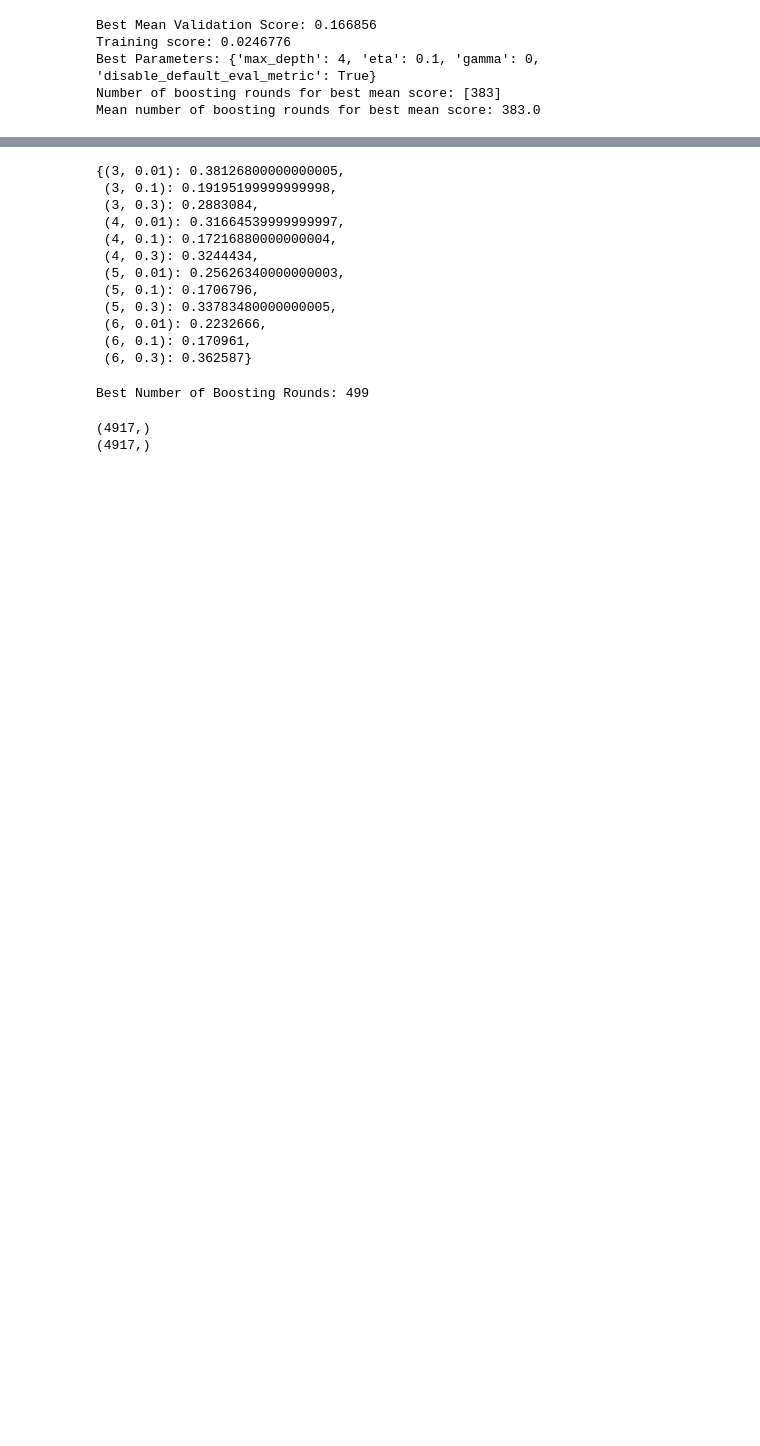
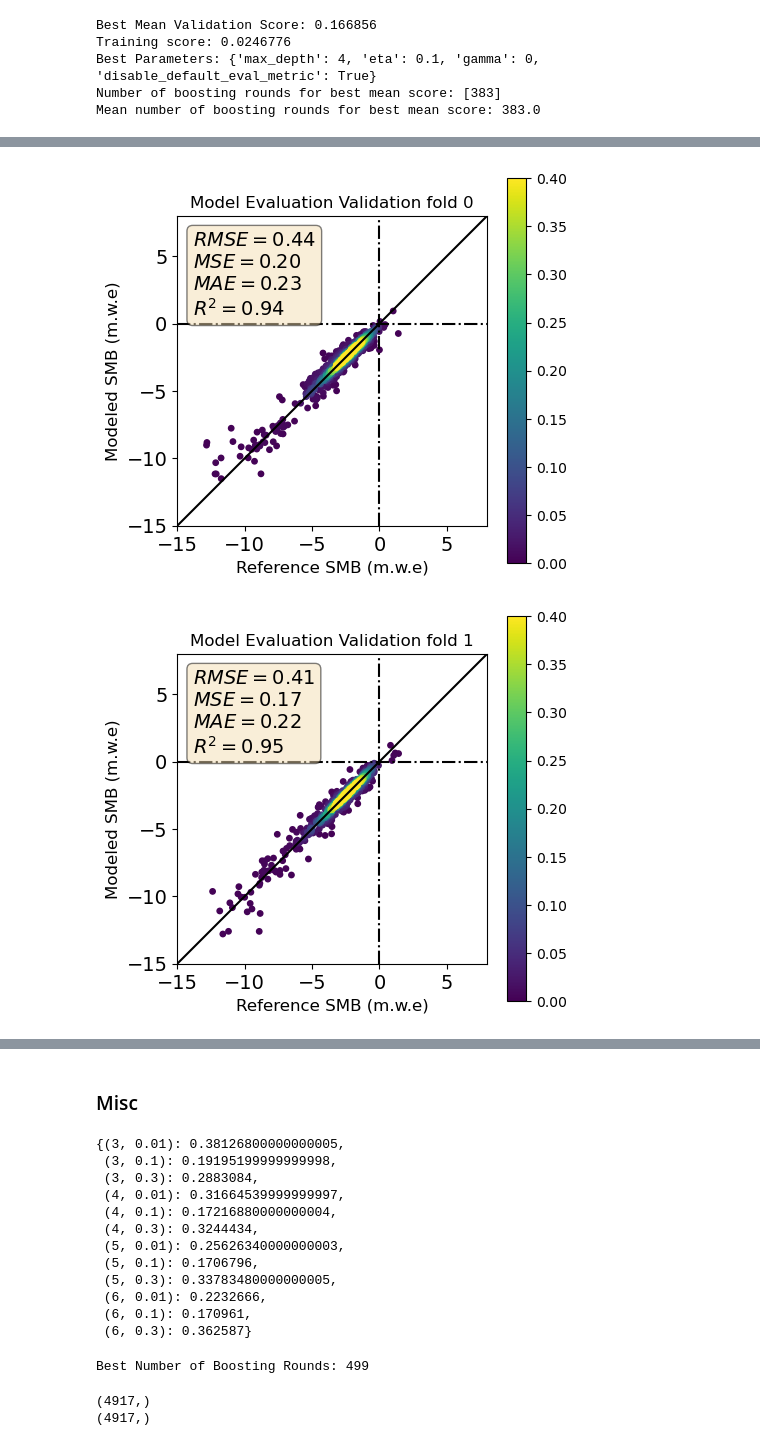
Before and after one commit to khsjursen/ML_MB_Norway, a Jupyter notebook: test_custom_loss.ipynb, the cells around one changed output, grey strips where cells are left out. Saved outputs shown, nothing was run; the diff lists cells and outputs as text; code cells hidden in the pictures; blank space fills up the shorter version.

Commit message:
cleaned up code and added custom objective function and custom scorer with Scikit learn api

```diff
--- a/test_custom_loss.ipynb
+++ b/test_custom_loss.ipynb
@@ -196,3 +134,3 @@ array([0.19910096, 0.25051194, 0.29249424, 0.25789285], dtype=float32)
 # %%
-predictions = best_model.predict(X_values)
+preds = model.predict(X_values)
 # %%
@@ -744,4 +625,0 @@ print(X_train.shape)
-# %%
-group_kf = GroupKFold(n_splits=5)
-for train_index, test_index in group_kf.split(X_train, y_train, gp_s):
-    print("Train:", train_index, "Test:", test_index)
@@ -1093,0 +1036,14 @@ Name: train-custom_mse-mean, Length: 500, dtype: float64
+# %%
+# Get results of grid search
+print('Cross validation score: ', clf.best_score_)
+print('Grid search best hyperparameters: ', clf.best_params_)
+
+# Model object with best parameters (** to unpack parameter dict)
+fitted_model = xgb.XGBRegressor(**clf.best_params_, objective=seasonal_mse_sklearn)
+
+cvl = cross_val_score(fitted_model, X_train, y_train,
+                      cv=splits_s, scoring=custom_mse_scorer)
+
+print('Cross validation scores per fold: ', cvl)
+print('Mean cross validation score: ', cvl.mean())
+print('Standard deviation: ', cvl.std())
@@ -1093,0 +1056,33 @@ Name: train-custom_mse-mean, Length: 500, dtype: float64
+# %%
+y_val_list = []
+y_pred_list = []
+i = 0
+
+for train_index, val_index in splits_s:
+    # Loops over n_splits iterations and gets train and test splits in each fold
+    X_tr, X_val = X_train[train_index], X_train[val_index]
+    y_tr, y_val = y_train[train_index], y_train[val_index]
+    fitted_model.fit(X_tr, y_tr)
+    y_pred = fitted_model.predict(X_val)
+
+    y_pred = y_pred.reshape(-1, 5).sum(axis=1)
+    y_val = y_val.reshape(-1,5).mean(axis=1)
+
+    y_val_list.extend(y_val)
+    y_pred_list.extend(y_pred)
+
+    title = 'Validation fold ' + str(i)
+
+    plot_prediction(y_val, y_pred, title, n_toplot=10000, fold=True)
+
+    i=i+1
+
+    # Arrays of predictions and observations for each fold
+    y_val_all = np.hstack([*y_val_list])
+    y_pred_all = np.hstack([*y_pred_list])
+
+# Plot predictions and observations for each cross-valiadation fold together
+plot_prediction(y_val_all, y_pred_all, 'Validation', n_toplot=20000)
+# %% [output]
+[figure, added]
+[figure, added]
@@ -1094,3 +1093,5 @@ Name: train-custom_mse-mean, Length: 500, dtype: float64
+# %% [markdown]
+### Misc
 # %%
 def plot_gsearch_results(grid):
     """
```
Also changed, not shown: parts of 55 cells of this notebook.
